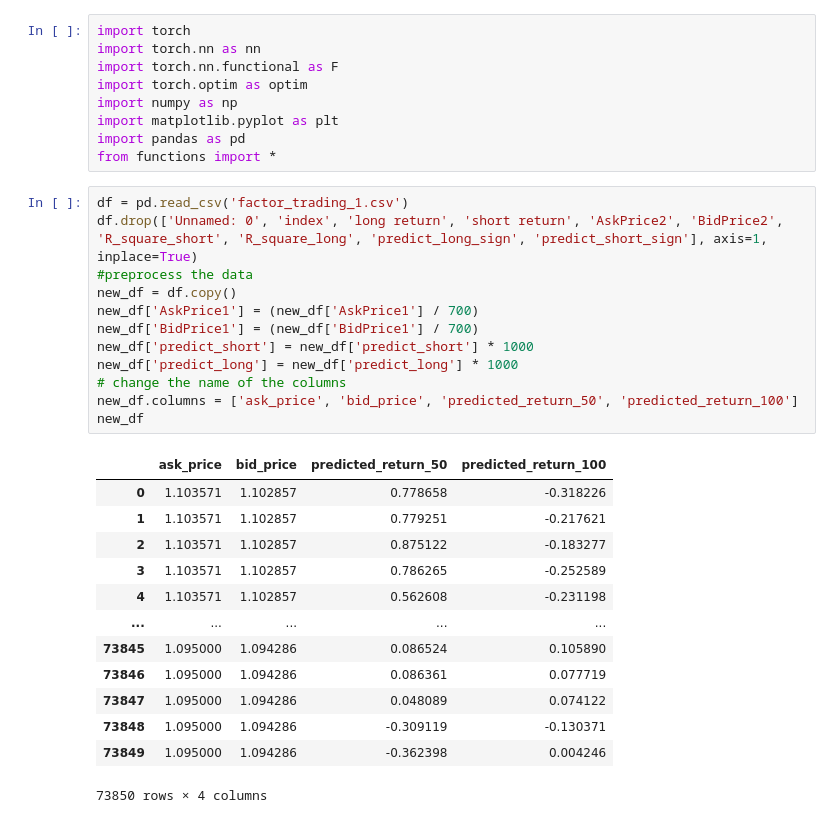
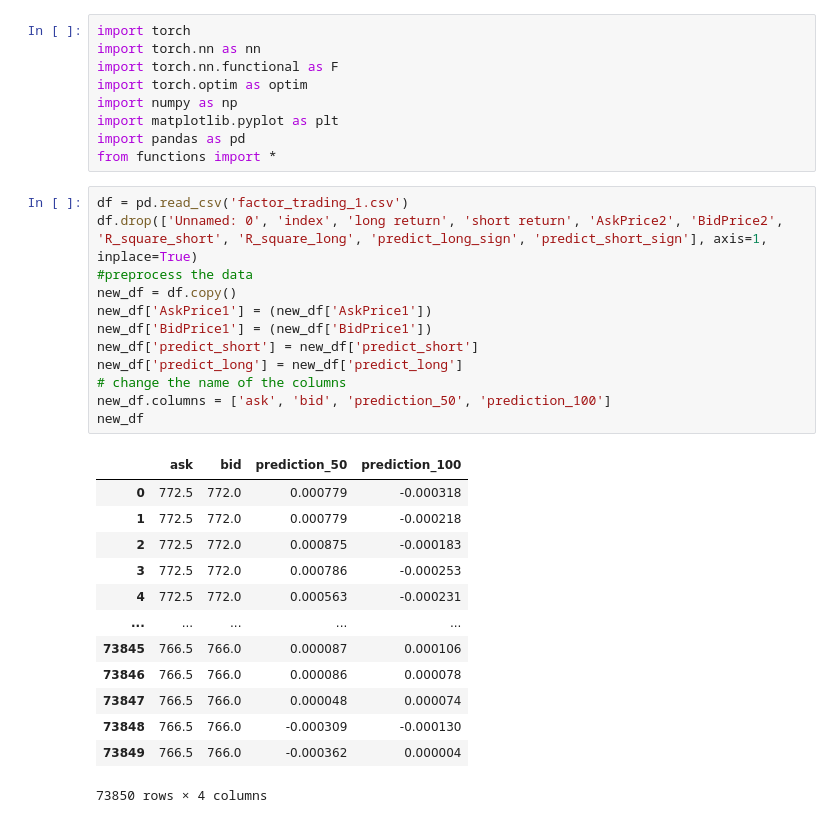
Before and after one commit to Zhou-spec/Futures-Trading, a Jupyter notebook: NN_for_factor.ipynb, the cells around one changed output. Saved outputs shown, nothing was run; the diff lists cells and outputs as text.

```diff
--- a/NN_for_factor.ipynb
+++ b/NN_for_factor.ipynb
@@ -10,26 +10,26 @@ from functions import *
 # %%
 df = pd.read_csv('factor_trading_1.csv')
 df.drop(['Unnamed: 0', 'index', 'long return', 'short return', 'AskPrice2', 'BidPrice2', 'R_square_short', 'R_square_long', 'predict_long_sign', 'predict_short_sign'], axis=1, inplace=True)
 #preprocess the data
 new_df = df.copy()
-new_df['AskPrice1'] = (new_df['AskPrice1'] / 700)
-new_df['BidPrice1'] = (new_df['BidPrice1'] / 700)
-new_df['predict_short'] = new_df['predict_short'] * 1000
-new_df['predict_long'] = new_df['predict_long'] * 1000
+new_df['AskPrice1'] = (new_df['AskPrice1'])
+new_df['BidPrice1'] = (new_df['BidPrice1'])
+new_df['predict_short'] = new_df['predict_short']
+new_df['predict_long'] = new_df['predict_long']
 # change the name of the columns
-new_df.columns = ['ask_price', 'bid_price', 'predicted_return_50', 'predicted_return_100']
+new_df.columns = ['ask', 'bid', 'prediction_50', 'prediction_100']
 new_df
 # %% [output]
-|  | ask_price | bid_price | predicted_return_50 | predicted_return_100 |
-| 0 | 1.103571 | 1.102857 | 0.778658 | -0.318226 |
-| 1 | 1.103571 | 1.102857 | 0.779251 | -0.217621 |
-| 2 | 1.103571 | 1.102857 | 0.875122 | -0.183277 |
-| 3 | 1.103571 | 1.102857 | 0.786265 | -0.252589 |
-| 4 | 1.103571 | 1.102857 | 0.562608 | -0.231198 |
+|  | ask | bid | prediction_50 | prediction_100 |
+| 0 | 772.5 | 772.0 | 0.000779 | -0.000318 |
+| 1 | 772.5 | 772.0 | 0.000779 | -0.000218 |
+| 2 | 772.5 | 772.0 | 0.000875 | -0.000183 |
+| 3 | 772.5 | 772.0 | 0.000786 | -0.000253 |
+| 4 | 772.5 | 772.0 | 0.000563 | -0.000231 |
 | ... | ... | ... | ... | ... |
-| 73845 | 1.095000 | 1.094286 | 0.086524 | 0.105890 |
-| 73846 | 1.095000 | 1.094286 | 0.086361 | 0.077719 |
-| 73847 | 1.095000 | 1.094286 | 0.048089 | 0.074122 |
-| 73848 | 1.095000 | 1.094286 | -0.309119 | -0.130371 |
-| 73849 | 1.095000 | 1.094286 | -0.362398 | 0.004246 |
+| 73845 | 766.5 | 766.0 | 0.000087 | 0.000106 |
+| 73846 | 766.5 | 766.0 | 0.000086 | 0.000078 |
+| 73847 | 766.5 | 766.0 | 0.000048 | 0.000074 |
+| 73848 | 766.5 | 766.0 | -0.000309 | -0.000130 |
+| 73849 | 766.5 | 766.0 | -0.000362 | 0.000004 |
 73850 rows × 4 columns
```
Also changed, not shown: parts of 6 cells of this notebook.
